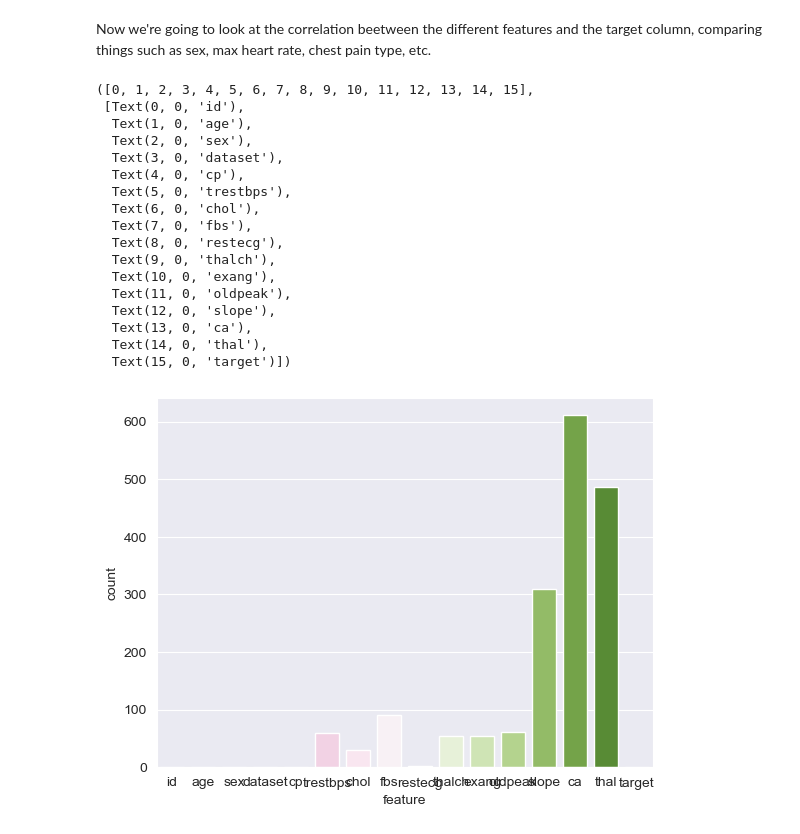
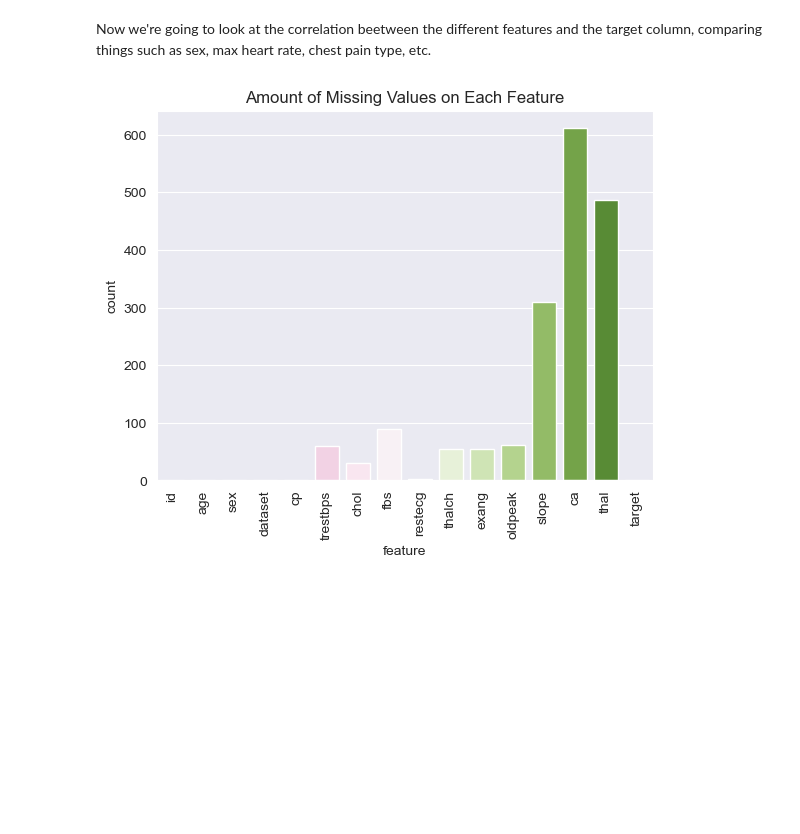
Before and after one commit to imelinc/heart-disease-project, a Jupyter notebook: heart-disease-project.ipynb, the cells around one changed output. Drawn from its saved outputs; the diff is of its cells as text; code cells hidden in the pictures; blank space fills up the shorter version.

```diff
--- a/heart-disease-project.ipynb
+++ b/heart-disease-project.ipynb
@@ -248,26 +248,10 @@ Now we're going to look at the correlation beetween the different features and t
 # %%
 # first let's take a quick look at the missing values
 missing_count = df.isna().sum().reset_index()
 missing_count.columns = ["feature", "count"]
 
 sns.barplot(data=missing_count, x="feature", y="count", palette="PiYG", hue= "feature")
-plt.xticks()
+plt.xticks(rotation=90)
+plt.title("Amount of Missing Values on Each Feature");
 # %% [output]
-([0, 1, 2, 3, 4, 5, 6, 7, 8, 9, 10, 11, 12, 13, 14, 15],
- [Text(0, 0, 'id'),
-  Text(1, 0, 'age'),
-  Text(2, 0, 'sex'),
-  Text(3, 0, 'dataset'),
-  Text(4, 0, 'cp'),
-  Text(5, 0, 'trestbps'),
-  Text(6, 0, 'chol'),
-  Text(7, 0, 'fbs'),
-  Text(8, 0, 'restecg'),
-  Text(9, 0, 'thalch'),
-  Text(10, 0, 'exang'),
-  Text(11, 0, 'oldpeak'),
-  Text(12, 0, 'slope'),
-  Text(13, 0, 'ca'),
-  Text(14, 0, 'thal'),
-  Text(15, 0, 'target')])
-[figure, old version]
+[figure, new version]
```
Also changed, not shown: parts of 7 cells of this notebook.
